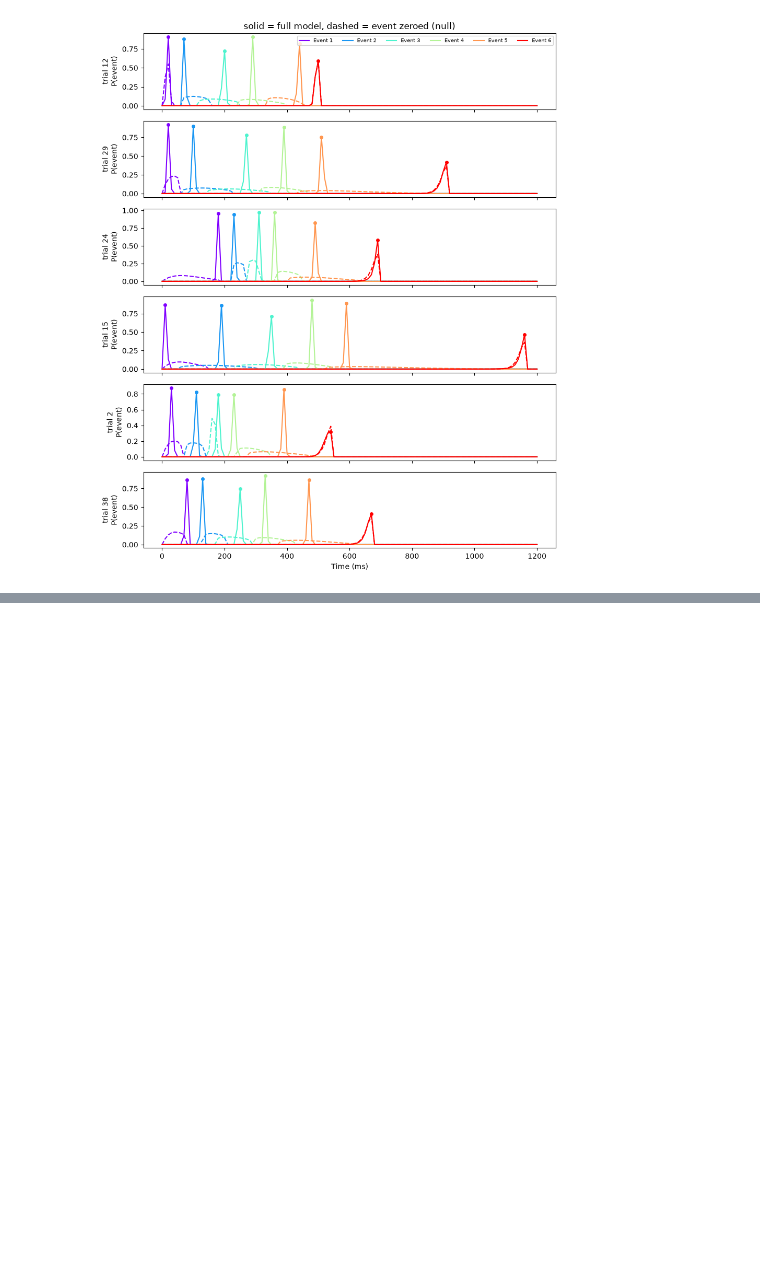
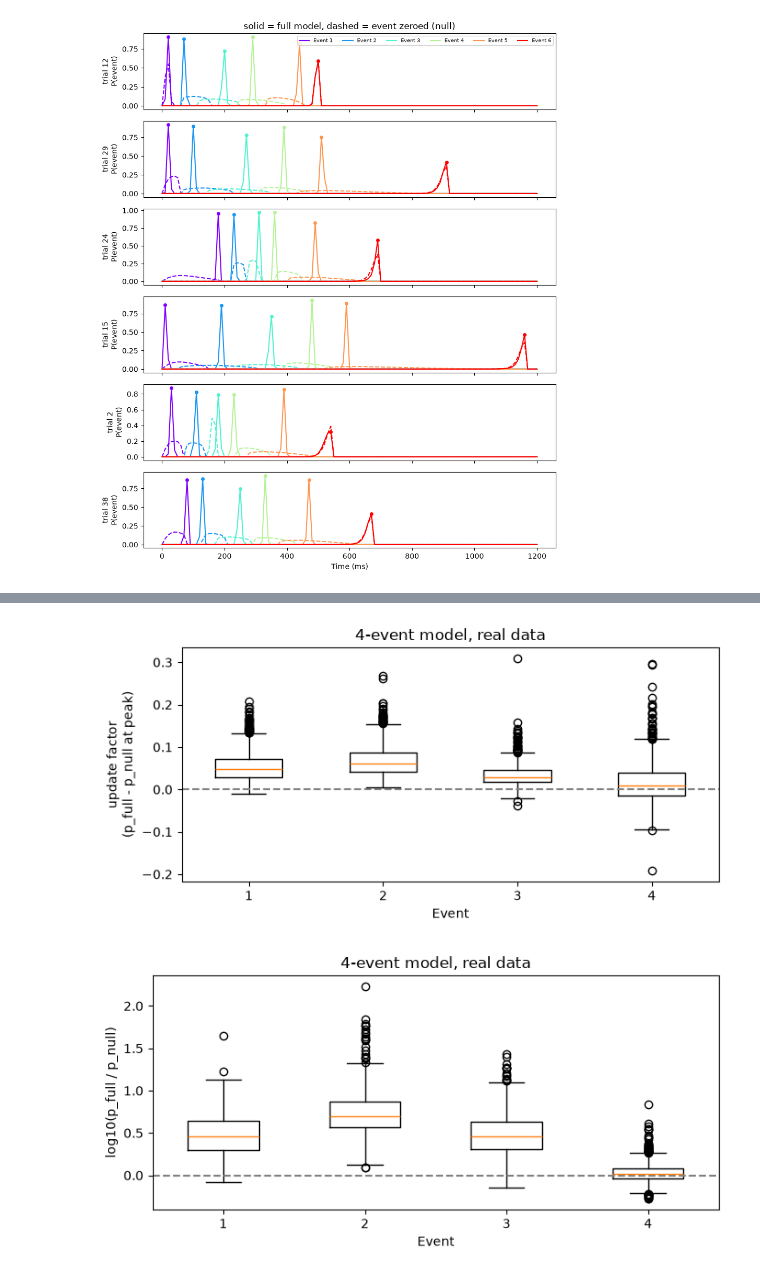
Before and after one commit to ACA-CS-433/hmp-ML, a Jupyter notebook: docs/source/notebooks/Metrics.ipynb, the cells around one changed output, grey strips where cells are left out. Cells and saved outputs as stored; diff of their text form; code cells hidden in the pictures; blank space fills up the shorter version.

```diff
--- a/docs/source/notebooks/Metrics.ipynb
+++ b/docs/source/notebooks/Metrics.ipynb
@@ -389,0 +431,13 @@ plt.show()
+# %%
+base_data_real = hmp.basedata.default(
+    epoch_data, # The data from the io module
+    duration_id='RT', # What coordinate in our data contains the duration we want to model
+    min_duration = 0.2, # What minimum response time (in second) is reasonable given the task (e.g. anticipation)
+    # Minimum duration dictates the number of event that can fit in the data, see FAQ
+    max_duration = 2, # same for maximum duration (e.g. distraction or bug), for speed mostly, also to filter clear outliers
+    offsets=0.03, # Adding 30ms before centering event and after duration end to pad for the crosscorrelation, not included in the data afterwards
+    # Apply a threshold, i.e. reject trial if the absolute value of an electrode exceeds that value
+    reject_amplitude = 1e-4, #Here trials get rejected if an electrode exceeds 100microV, useful in the case of artifacts in the data
+    n_comp = .99, # How many PCA component we want to compress the data into, here we take as many as necessary to achieve 99% of explained variance, the more the better
+    whiten = True, #All components will have unit variance
+)
@@ -389,0 +524,19 @@ plt.show()
+# %%
+n_show_real = 4
+d_real = upd_elim_real[upd_elim_real.n_events == n_show_real]
+
+# absolute diff
+ax_diff = plot_update_factor(d_real)
+ax_diff.set_title(f"{n_show_real}-event model, real data")
+ax_diff.figure.tight_layout()
+
+# log diff
+d2_real = d_real.assign(log10_ratio=np.log10(d_real.update_ratio).replace([-np.inf, np.inf], np.nan))
+ax_log = plot_update_factor(d2_real, value="log10_ratio", ylabel="log")
+ax_log.set_ylabel("log10(p_full / p_null)")      # the "log" label of the function says log(p_full - p_null)
+ax_log.set_title(f"{n_show_real}-event model, real data")
+ax_log.figure.tight_layout()
+plt.show()
+# %% [output]
+[figure, added]
+[figure, added]
```
Also changed, not shown: parts of 15 cells of this notebook.
